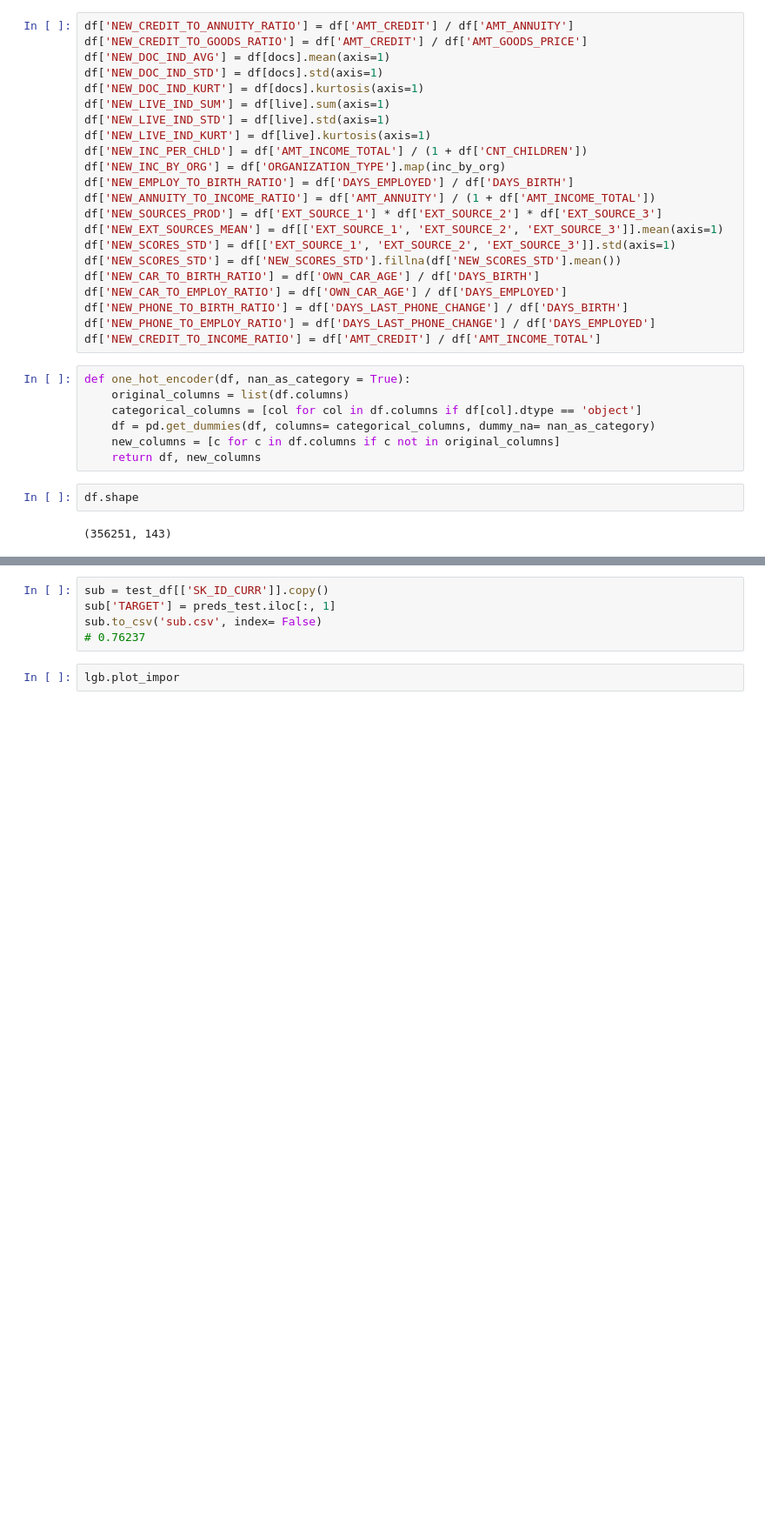
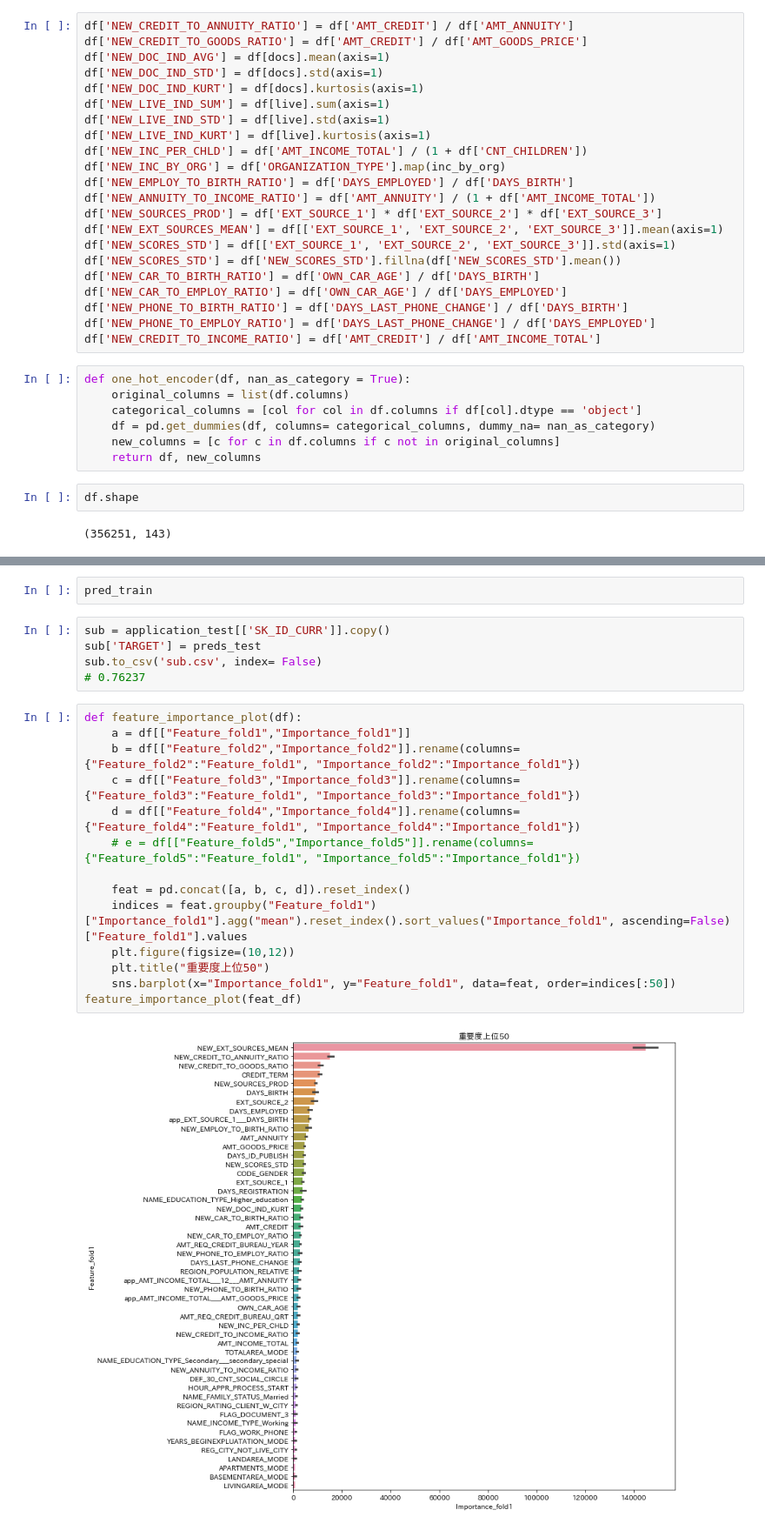
Before and after one commit to kooooyooooo/home-credit, a Jupyter notebook: 004FE2.ipynb, the cells around one changed output, grey strips where cells are left out. Shown: that part at 87% size. Drawn from its saved outputs; the diff is of its cells as text; blank space fills up the shorter version.

```diff
--- a/004FE2.ipynb
+++ b/004FE2.ipynb
@@ -204,7 +218,23 @@ LGBMClassifier(class_weight='balanced', n_estimators=1000, objective='binary',
+# %%
+pred_train
 # %%
-sub = test_df[['SK_ID_CURR']].copy()
-sub['TARGET'] = preds_test.iloc[:, 1]
+sub = application_test[['SK_ID_CURR']].copy()
+sub['TARGET'] = preds_test
 sub.to_csv('sub.csv', index= False)
 # 0.76237
-# %%
-lgb.plot_impor
+# %%
+def feature_importance_plot(df):
+    a = df[["Feature_fold1","Importance_fold1"]]
+    b = df[["Feature_fold2","Importance_fold2"]].rename(columns={"Feature_fold2":"Feature_fold1", "Importance_fold2":"Importance_fold1"})
+    c = df[["Feature_fold3","Importance_fold3"]].rename(columns={"Feature_fold3":"Feature_fold1", "Importance_fold3":"Importance_fold1"})
+    d = df[["Feature_fold4","Importance_fold4"]].rename(columns={"Feature_fold4":"Feature_fold1", "Importance_fold4":"Importance_fold1"})
+    # e = df[["Feature_fold5","Importance_fold5"]].rename(columns={"Feature_fold5":"Feature_fold1", "Importance_fold5":"Importance_fold1"})
+
+    feat = pd.concat([a, b, c, d]).reset_index()
+    indices = feat.groupby("Feature_fold1")["Importance_fold1"].agg("mean").reset_index().sort_values("Importance_fold1", ascending=False)["Feature_fold1"].values
+    plt.figure(figsize=(10,12))
+    plt.title("重要度上位50")
+    sns.barplot(x="Importance_fold1", y="Feature_fold1", data=feat, order=indices[:50])
+feature_importance_plot(feat_df)
+# %% [output]
+[figure, added]
```
Also changed, not shown: parts of 12 cells of this notebook, 5 other files.
